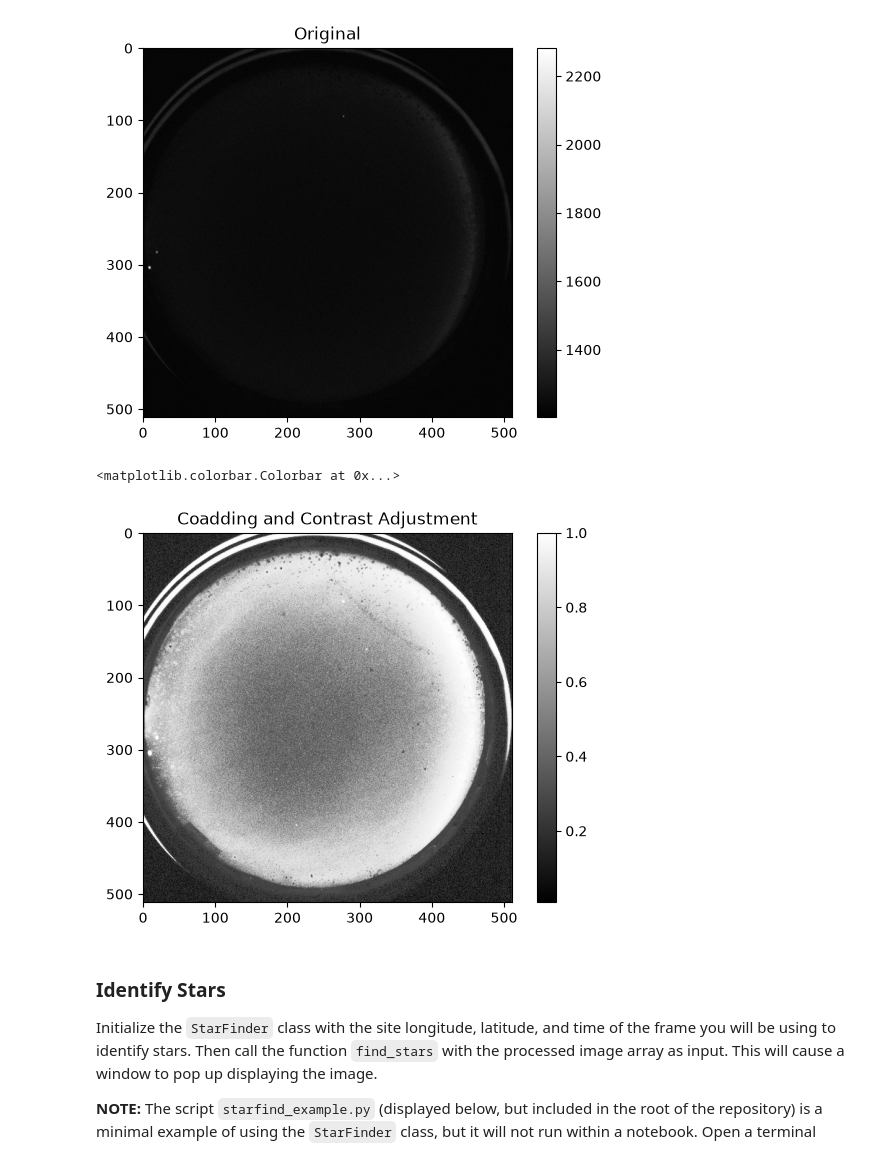
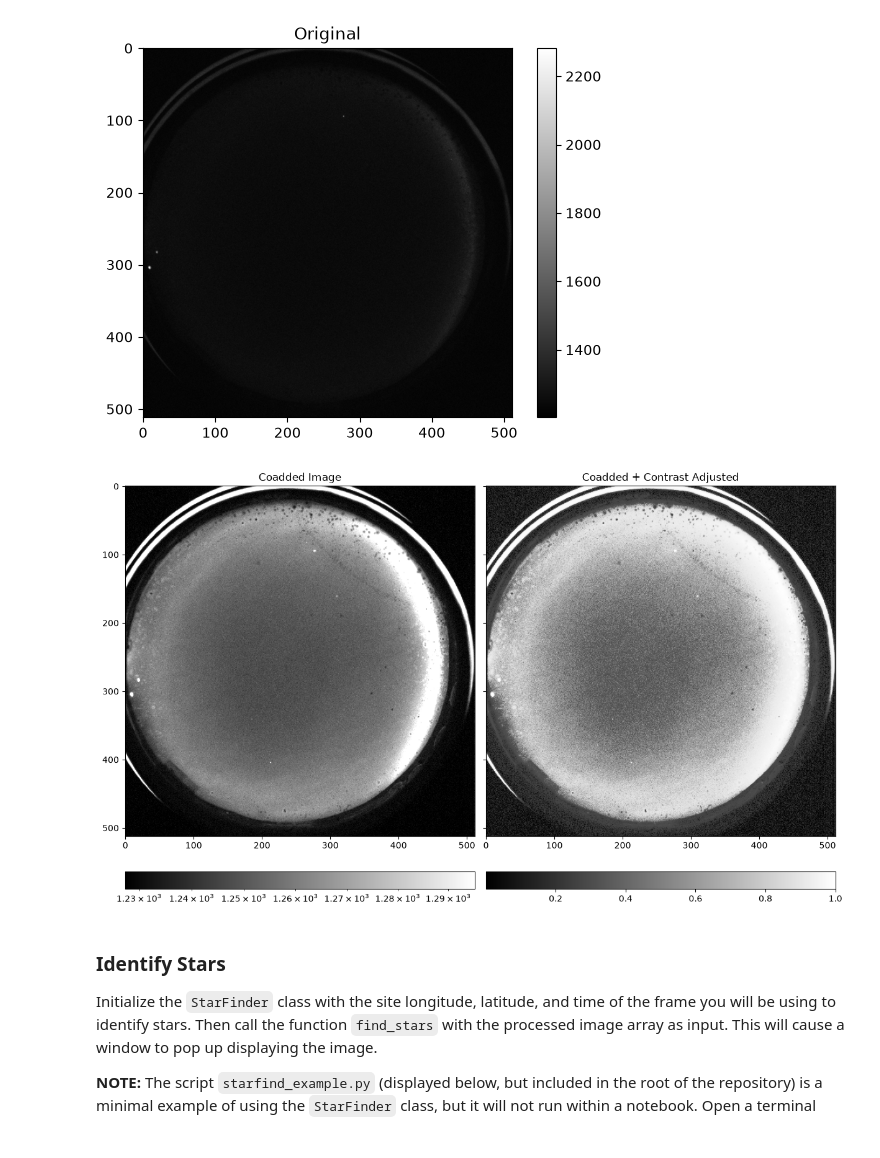
Before and after one commit to mshumko/asistarcalibration, a Jupyter notebook: tutorial/tutorial.ipynb, the cells around one changed output. Saved outputs shown, nothing was run; the diff lists cells and outputs as text; code cells hidden in the pictures.

```diff
--- a/tutorial/tutorial.ipynb
+++ b/tutorial/tutorial.ipynb
@@ -325,23 +363,28 @@ fig.colorbar(c)
 # %%
 imglist = list()
 for file in filelist:
     im = Image.open(download_dir / file)
     imglist.append(im)
 img = np.mean(imglist, axis=0)
 
 # img_eq = equalize(img, 98.)
 # p2, p98 = np.percentile(img, (30, 95))
 # img_eq = exposure.rescale_intensity(img, in_range=(p2, p98))
-img_eq = exposure.equalize_hist(img)
+img_eq = exposure.equalize_hist(img, nbins=1000)
 
-fig, ax = plt.subplots()
-# c = ax.imshow(img_eq, cmap='grey', vmin=1240, vmax=1290)
-c = ax.imshow(img_eq, cmap='grey')
-ax.set_title('Coadding and Contrast Adjustment')
-fig.colorbar(c)
+fig, ax = plt.subplots(1, 2, figsize=(12, 7), sharex=True, sharey=True, constrained_layout=True)
+c0 = ax[0].imshow(
+    img,
+    cmap='grey',
+    norm=mpl.colors.LogNorm(vmin=np.quantile(img, 0.05), vmax=np.quantile(img, 0.95))
+    )
+ax[0].set_title('Coadded Image')
+fig.colorbar(c0, ax=ax[0], orientation='horizontal')
+c1 = ax[1].imshow(img_eq, cmap='grey')
+ax[1].set_title('Coadded + Contrast Adjusted')
+fig.colorbar(c1, ax=ax[1], orientation='horizontal');
 # %% [output]
-<matplotlib.colorbar.Colorbar at 0x...>
-[figure, old version]
+[figure, new version]
 # %% [markdown]
 ### Identify Stars
 
```
Also changed, not shown: parts of 7 cells of this notebook, 3 other files.
